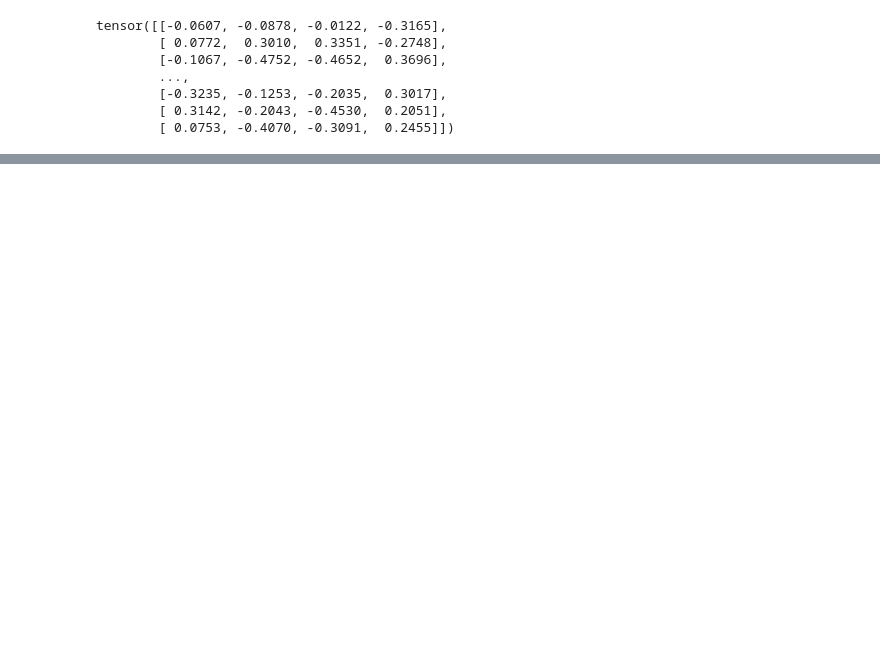
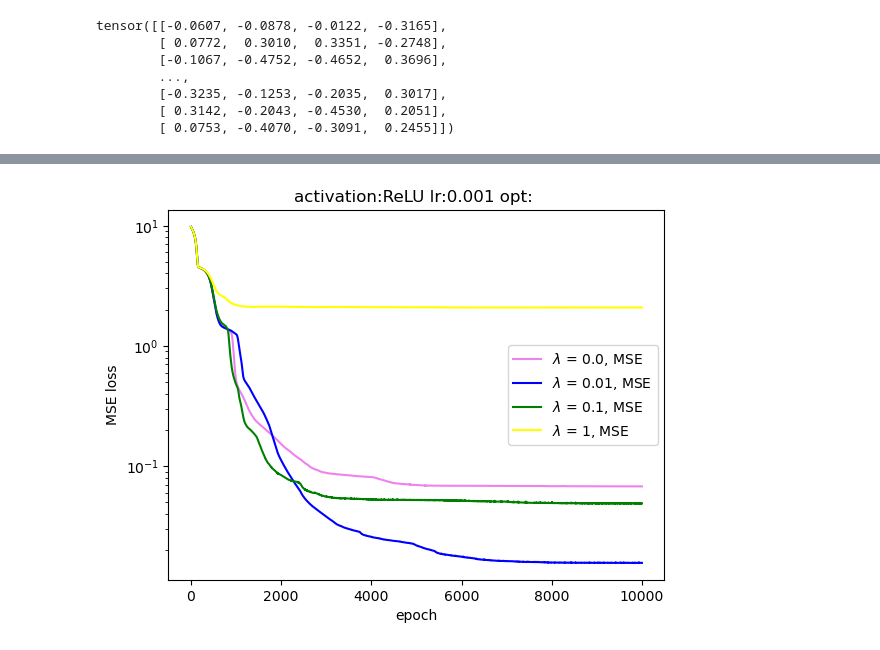
Before and after one commit to Nadav-out/SymLoss, a Jupyter notebook: Inbar/Lorentz_symm_defs.ipynb, the cells around one changed output, grey strips where cells are left out. Drawn from its saved outputs; the diff is of its cells as text; code cells hidden in the pictures; blank space fills up the shorter version.

```diff
--- a/Inbar/Lorentz_symm_defs.ipynb
+++ b/Inbar/Lorentz_symm_defs.ipynb
@@ -480,3 +471,7 @@ tensor([-1.5986, -2.5029, -0.7063, -1.3790, -4.1499, -2.0813, -6.2417, -4.9128,
+# %%
+anet.plot_MSE_loss()
+# %% [output]
+[figure, added]
 # %%
 anet.pred_plot()
 # %% [output]
```
Also changed, not shown: parts of 22 cells of this notebook.
